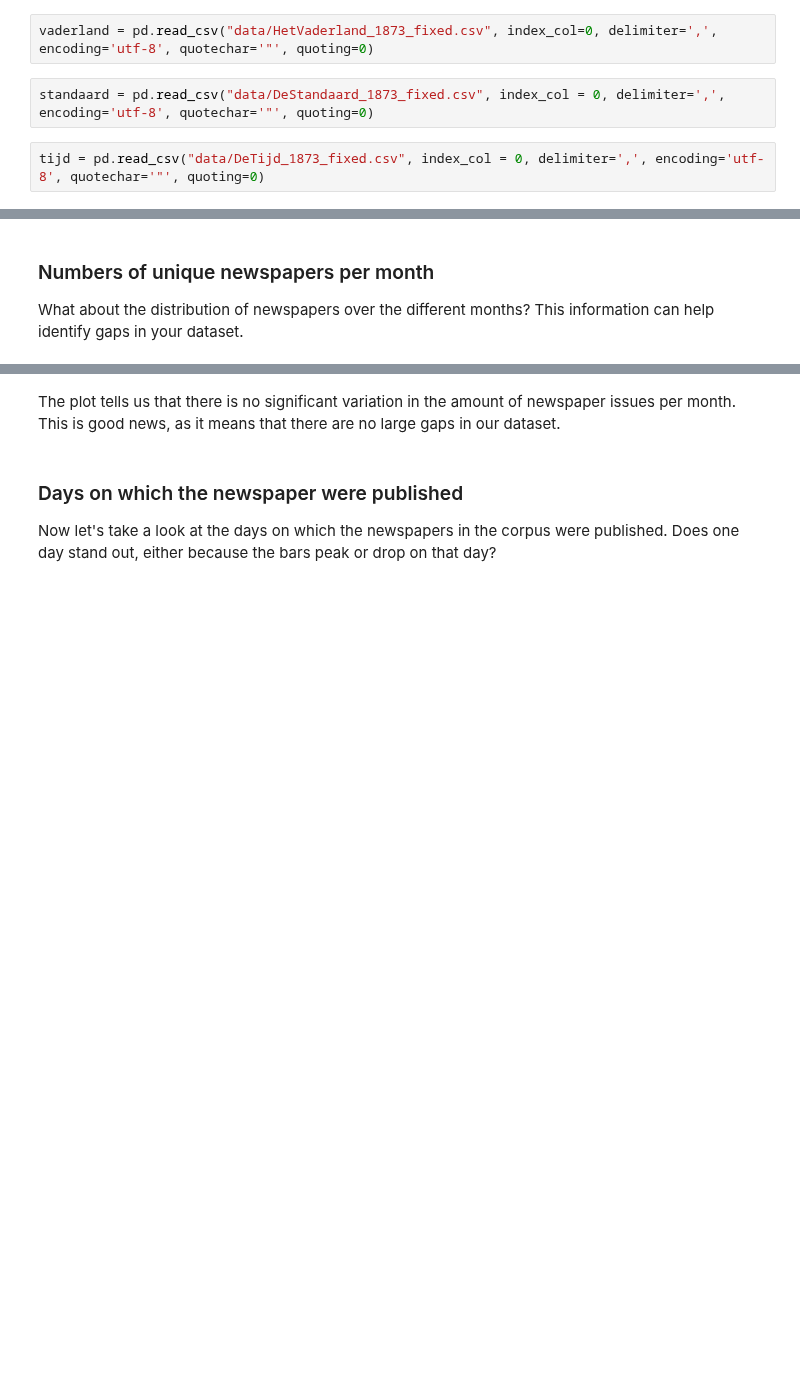
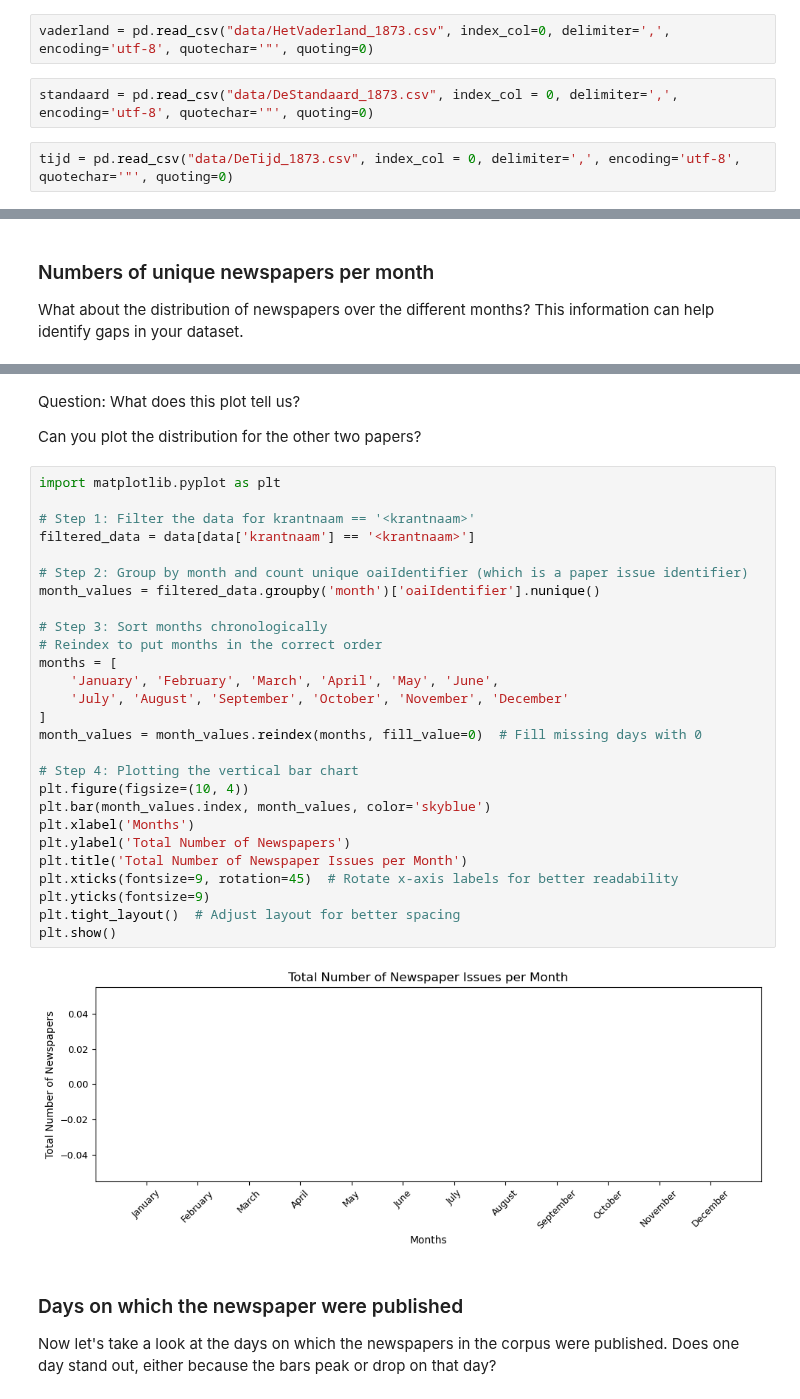
Before and after one commit to KBNLresearch/TutorialSummerschool, a Jupyter notebook: 02_Loading_data_and_visualizing_corpus.ipynb, the cells around one changed output, grey strips where cells are left out. Drawn from its saved outputs; the diff is of its cells as text; blank space fills up the shorter version.

```diff
--- a/02_Loading_data_and_visualizing_corpus.ipynb
+++ b/02_Loading_data_and_visualizing_corpus.ipynb
@@ -27,11 +27,11 @@ Let's store some data into Pandas DataFrames.
 
 With the `describe()` method, we can get summary statistics for each column in our DataFrame.
 # %%
-vaderland = pd.read_csv("data/HetVaderland_1873_fixed.csv", index_col=0, delimiter=',', encoding='utf-8', quotechar='"', quoting=0)
+vaderland = pd.read_csv("data/HetVaderland_1873.csv", index_col=0, delimiter=',', encoding='utf-8', quotechar='"', quoting=0)
 # %%
-standaard = pd.read_csv("data/DeStandaard_1873_fixed.csv", index_col = 0, delimiter=',', encoding='utf-8', quotechar='"', quoting=0)
+standaard = pd.read_csv("data/DeStandaard_1873.csv", index_col = 0, delimiter=',', encoding='utf-8', quotechar='"', quoting=0)
 # %%
-tijd = pd.read_csv("data/DeTijd_1873_fixed.csv", index_col = 0, delimiter=',', encoding='utf-8', quotechar='"', quoting=0)
+tijd = pd.read_csv("data/DeTijd_1873.csv", index_col = 0, delimiter=',', encoding='utf-8', quotechar='"', quoting=0)
 # %% [markdown]
 #### Describe corpus 'vaderland'
 
@@ -232,7 +232,38 @@ plt.show()
 # %% [output]
 [figure]
 # %% [markdown]
-The plot tells us that there is no significant variation in the amount of newspaper issues per month. This is good news, as it means that there are no large gaps in our dataset.
+Question: What does this plot tell us?
+
+Can you plot the distribution for the other two papers?
+# %%
+import matplotlib.pyplot as plt
+
+# Step 1: Filter the data for krantnaam == '<krantnaam>'
+filtered_data = data[data['krantnaam'] == '<krantnaam>']
+
+# Step 2: Group by month and count unique oaiIdentifier (which is a paper issue identifier)
+month_values = filtered_data.groupby('month')['oaiIdentifier'].nunique()
+
+# Step 3: Sort months chronologically
+# Reindex to put months in the correct order
+months = [
+    'January', 'February', 'March', 'April', 'May', 'June',
+    'July', 'August', 'September', 'October', 'November', 'December'
+]
+month_values = month_values.reindex(months, fill_value=0)  # Fill missing days with 0
+
+# Step 4: Plotting the vertical bar chart
+plt.figure(figsize=(10, 4))
+plt.bar(month_values.index, month_values, color='skyblue')
+plt.xlabel('Months')
+plt.ylabel('Total Number of Newspapers')
+plt.title('Total Number of Newspaper Issues per Month')
+plt.xticks(fontsize=9, rotation=45)  # Rotate x-axis labels for better readability
+plt.yticks(fontsize=9)
+plt.tight_layout()  # Adjust layout for better spacing
+plt.show()
+# %% [output]
+[figure, added]
 # %% [markdown]
 ### Days on which the newspaper were published
 
```
Also changed, not shown: parts of 2 cells of this notebook, 12 other files.
